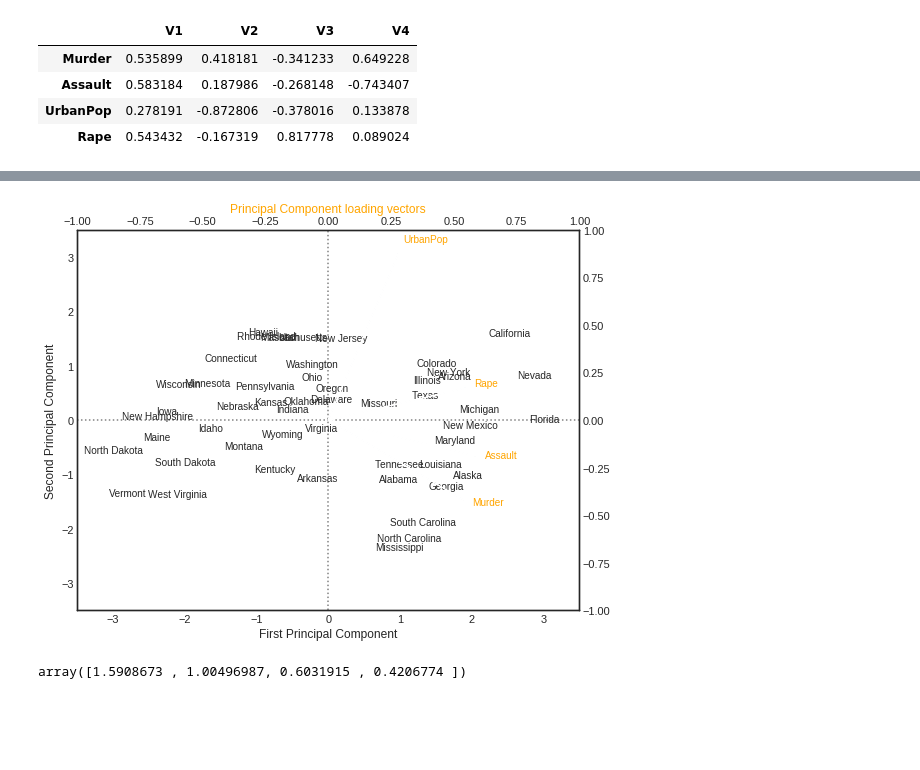
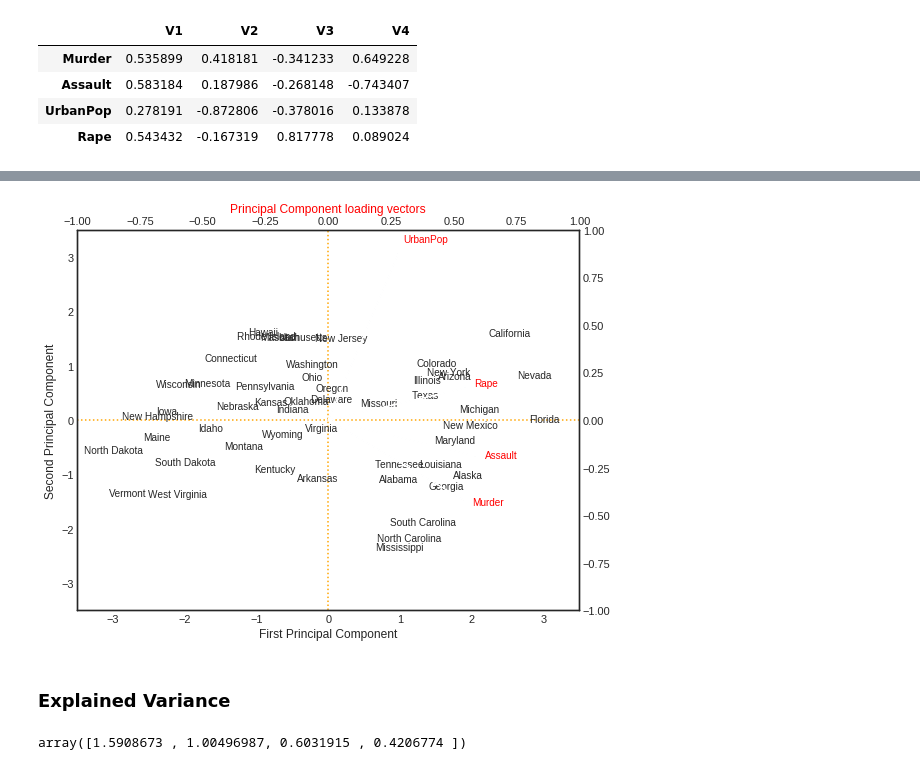
Before and after one commit to malkaguillot/big_data_policy_2021, a Jupyter notebook: notebooks/w4-unsupervised-learning.ipynb, the cells around one changed output, grey strips where cells are left out. Saved outputs shown, nothing was run; the diff lists cells and outputs as text; code cells hidden in the pictures; blank space fills up the shorter version.

```diff
--- a/notebooks/w4-unsupervised-learning.ipynb
+++ b/notebooks/w4-unsupervised-learning.ipynb
@@ -108,39 +113,41 @@ df_plot = pd.DataFrame(pca.fit_transform(X), columns=['PC1', 'PC2', 'PC3', 'PC4'
 fig , ax1 = plt.subplots(figsize=(9,7))
 
 ax1.set_xlim(-3.5,3.5)
 ax1.set_ylim(-3.5,3.5)
 
 # Plot Principal Components 1 and 2
 for i in df_plot.index:
     ax1.annotate(i, (df_plot.PC1.loc[i], -df_plot.PC2.loc[i]), ha='center')
 
 # Plot reference lines
-ax1.hlines(0,-3.5,3.5, linestyles='dotted', colors='grey')
-ax1.vlines(0,-3.5,3.5, linestyles='dotted', colors='grey')
+ax1.hlines(0,-3.5,3.5, linestyles='dotted', colors='orange')
+ax1.vlines(0,-3.5,3.5, linestyles='dotted', colors='orange')
 
 ax1.set_xlabel('First Principal Component')
 ax1.set_ylabel('Second Principal Component')
 
 # Plot Principal Component loading vectors, using a second y-axis.
 ax2 = ax1.twinx().twiny()
 
 ax2.set_ylim(-1,1)
 ax2.set_xlim(-1,1)
-ax2.tick_params(axis='y', colors='orange')
-ax2.set_xlabel('Principal Component loading vectors', color='orange')
+ax2.tick_params(axis='y', colors='red')
+ax2.set_xlabel('Principal Component loading vectors', color='red')
 
 # Plot labels for vectors. Variable 'a' is a small offset parameter to separate arrow tip and text.
 a = 1.07
 for i in pca_loadings[['V1', 'V2']].index:
-    ax2.annotate(i, (pca_loadings.V1.loc[i]*a, -pca_loadings.V2.loc[i]*a), color='orange')
+    ax2.annotate(i, (pca_loadings.V1.loc[i]*a, -pca_loadings.V2.loc[i]*a), color='red')
 
 # Plot vectors
 ax2.arrow(0,0,pca_loadings.V1[0], -pca_loadings.V2[0])
 ax2.arrow(0,0,pca_loadings.V1[1], -pca_loadings.V2[1])
 ax2.arrow(0,0,pca_loadings.V1[2], -pca_loadings.V2[2])
 ax2.arrow(0,0,pca_loadings.V1[3], -pca_loadings.V2[3]);
 # %% [output]
-[figure, old version]
+[figure, new version]
+# %% [markdown]
+### Explained Variance
 # %%
 # Standard deviation of the four principal components
 np.sqrt(pca.explained_variance_)
```
Also changed, not shown: parts of 20 cells of this notebook, 1 other file.
